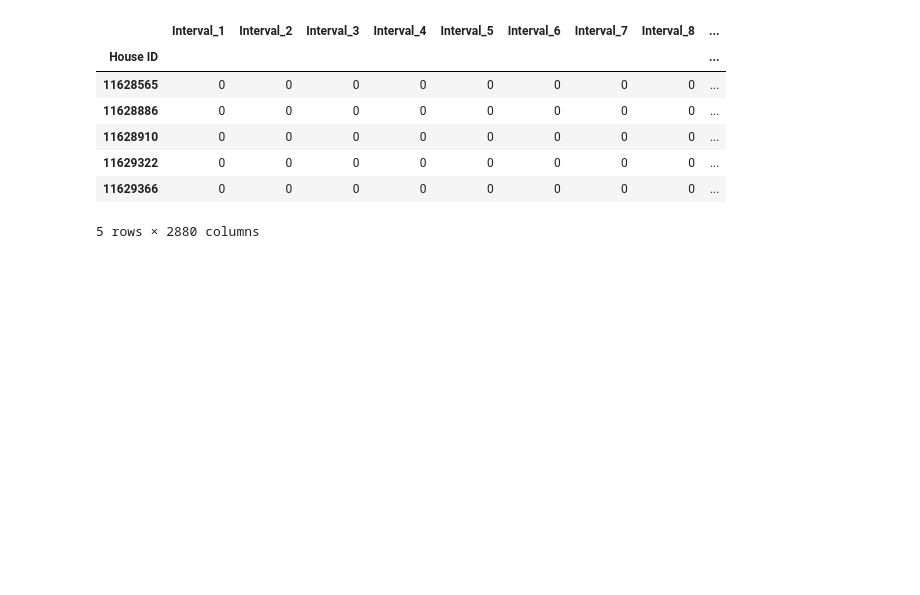
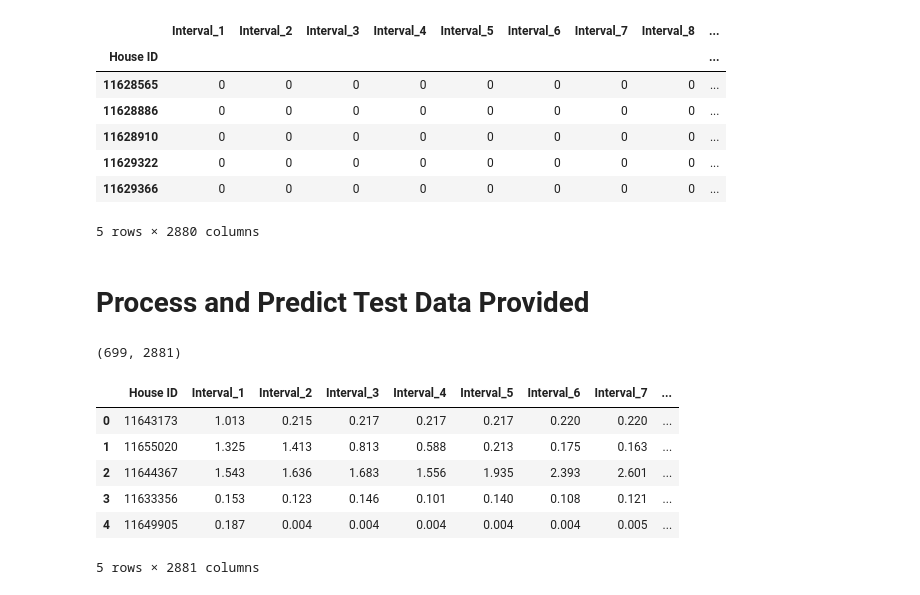
Before and after one commit to torenunez/udacity-mlnd-capstone, a Jupyter notebook: ev_capstone.ipynb, the cells around one changed output. Cells and saved outputs as stored; diff of their text form; code cells hidden in the pictures; blank space fills up the shorter version.

```diff
--- a/ev_capstone.ipynb
+++ b/ev_capstone.ipynb
@@ -396,3 +388,19 @@ display(ev_train_label_predictions.head())
 | 11629322 | 0 | 0 | 0 | 0 | 0 | 0 | 0 | 0 | ... |
 | 11629366 | 0 | 0 | 0 | 0 | 0 | 0 | 0 | 0 | ... |
 5 rows × 2880 columns
+# %% [markdown]
+# Process and Predict Test Data Provided
+# %%
+ev_test_raw = pd.read_csv('EV_test.csv')
+# %%
+print(ev_test_raw.shape)
+display(ev_test_raw.head())
+# %% [output]
+(699, 2881)
+|  | House ID | Interval_1 | Interval_2 | Interval_3 | Interval_4 | Interval_5 | Interval_6 | Interval_7 | ... |
+| 0 | 11643173 | 1.013 | 0.215 | 0.217 | 0.217 | 0.217 | 0.220 | 0.220 | ... |
+| 1 | 11655020 | 1.325 | 1.413 | 0.813 | 0.588 | 0.213 | 0.175 | 0.163 | ... |
+| 2 | 11644367 | 1.543 | 1.636 | 1.683 | 1.556 | 1.935 | 2.393 | 2.601 | ... |
+| 3 | 11633356 | 0.153 | 0.123 | 0.146 | 0.101 | 0.140 | 0.108 | 0.121 | ... |
+| 4 | 11649905 | 0.187 | 0.004 | 0.004 | 0.004 | 0.004 | 0.004 | 0.005 | ... |
+5 rows × 2881 columns
```
Also changed, not shown: parts of 4 cells of this notebook, 1 other file.
